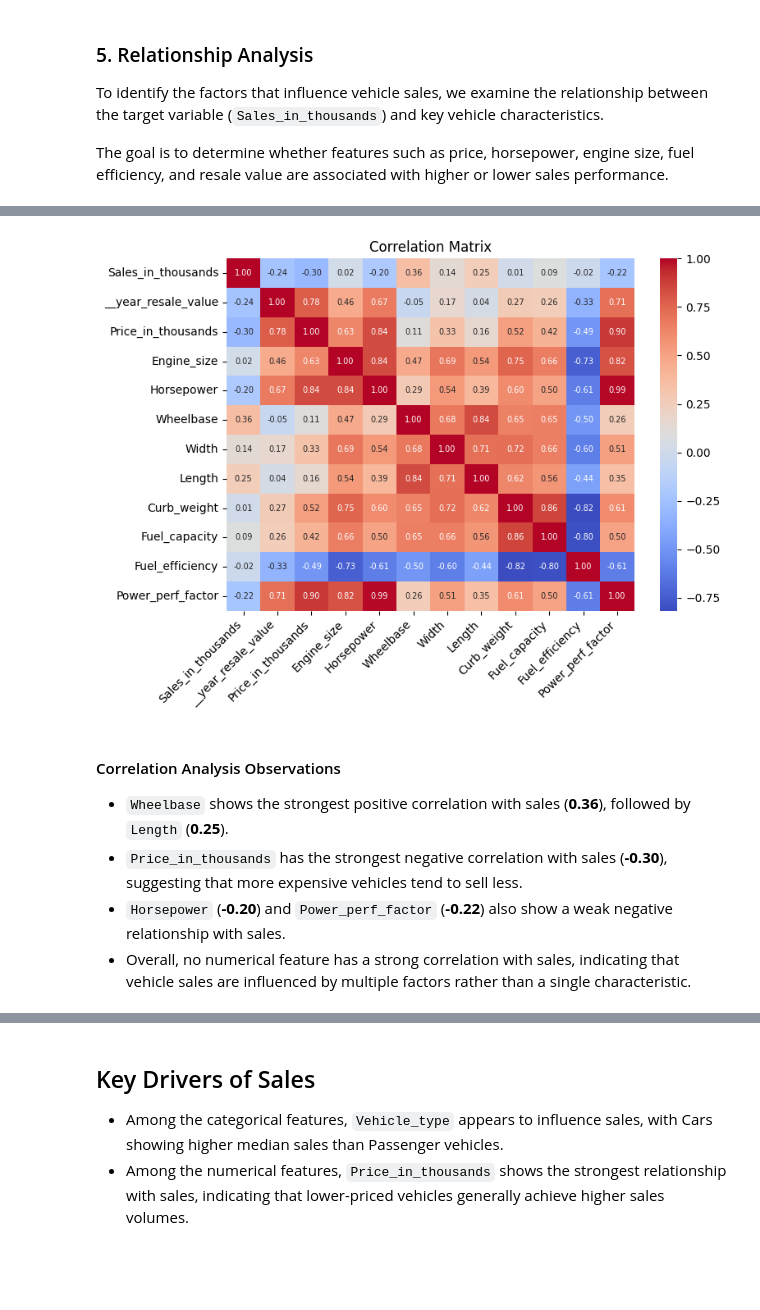
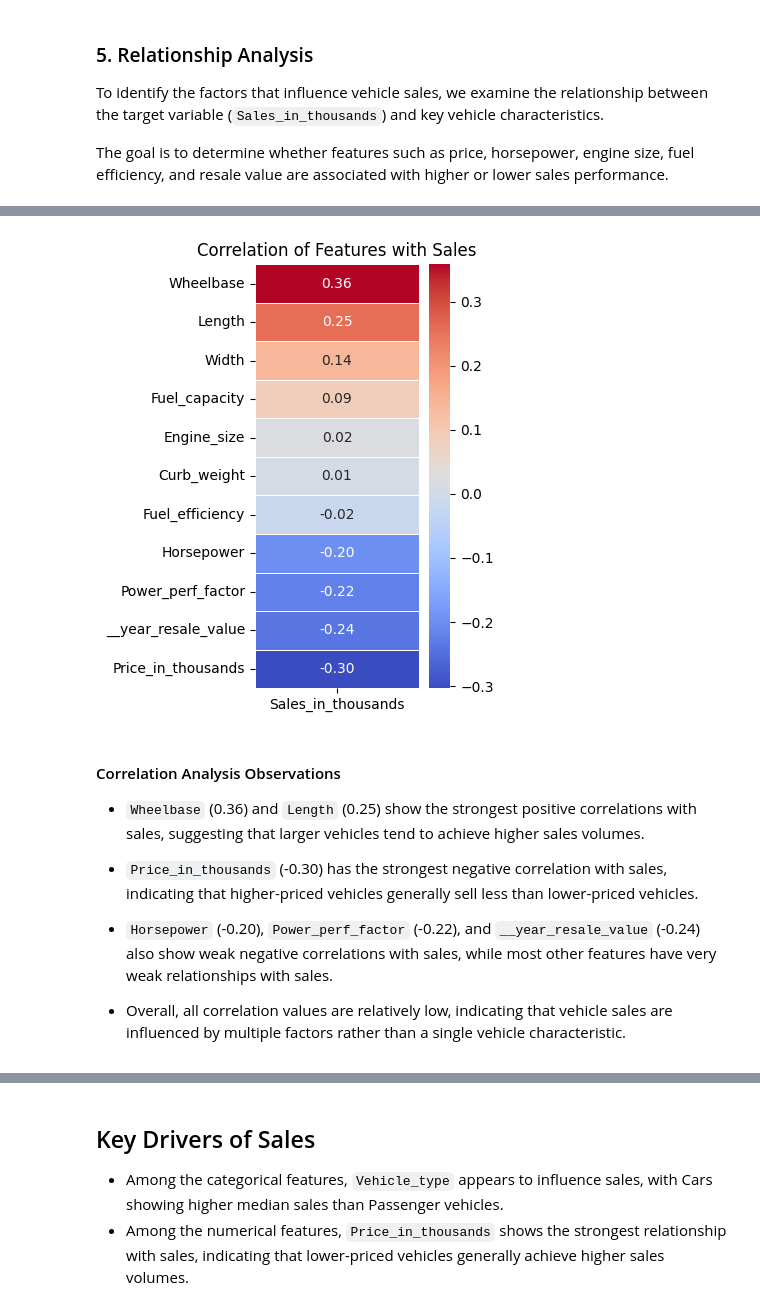
Before and after one commit to nnitika25-png/Car_sales, a Jupyter notebook: notebooks/03_Exploratory_Data_Analysis.ipynb, the cells around one changed output, grey strips where cells are left out. Saved outputs shown, nothing was run; the diff lists cells and outputs as text; code cells hidden in the pictures; blank space fills up the shorter version.

```diff
--- a/notebooks/03_Exploratory_Data_Analysis.ipynb
+++ b/notebooks/03_Exploratory_Data_Analysis.ipynb
@@ -234,28 +265,24 @@ Correlation analysis helps measure the strength and direction of the relationshi
-# %%
-
-corr_matrix = df.select_dtypes(include="number").corr()
-plt.figure(figsize=(8, 6))
-
-sns.heatmap(
-    corr_matrix,
-    annot=True,
-    cmap="coolwarm",
-    fmt=".2f",
-    annot_kws={"size": 7}
-)
-
-plt.xticks(rotation=45, ha="right")
-plt.yticks(rotation=0)
-
-plt.title("Correlation Matrix")
-plt.tight_layout()
-plt.show()
-# %% [output]
-[figure, removed]
+# %%
+# Correlation of numerical features with Sales
+sales_corr = (df.select_dtypes(include="number").corr()[["Sales_in_thousands"]].drop("Sales_in_thousands").sort_values(by="Sales_in_thousands", ascending=False)
+)
+plt.figure(figsize=(4, 5))
+
+sns.heatmap(sales_corr, annot=True, cmap="coolwarm", fmt=".2f", linewidths=0.5)
+
+plt.title("Correlation of Features with Sales")
+plt.tight_layout()
+
+plt.show()
+# %% [output]
+[figure, added]
 # %% [markdown]
 #### Correlation Analysis Observations
 
-- `Wheelbase` shows the strongest positive correlation with sales (**0.36**), followed by `Length` (**0.25**).
-- `Price_in_thousands` has the strongest negative correlation with sales (**-0.30**), suggesting that more expensive vehicles tend to sell less.
-- `Horsepower` (**-0.20**) and `Power_perf_factor` (**-0.22**) also show a weak negative relationship with sales.
-- Overall, no numerical feature has a strong correlation with sales, indicating that vehicle sales are influenced by multiple factors rather than a single characteristic.
+- `Wheelbase` (0.36) and `Length` (0.25) show the strongest positive correlations with sales, suggesting that larger vehicles tend to achieve higher sales volumes.
+
+- `Price_in_thousands` (-0.30) has the strongest negative correlation with sales, indicating that higher-priced vehicles generally sell less than lower-priced vehicles.
+
+- `Horsepower` (-0.20), `Power_perf_factor` (-0.22), and `__year_resale_value` (-0.24) also show weak negative correlations with sales, while most other features have very weak relationships with sales.
+
+- Overall, all correlation values are relatively low, indicating that vehicle sales are influenced by multiple factors rather than a single vehicle characteristic.
```
Also changed, not shown: parts of 9 cells of this notebook.
